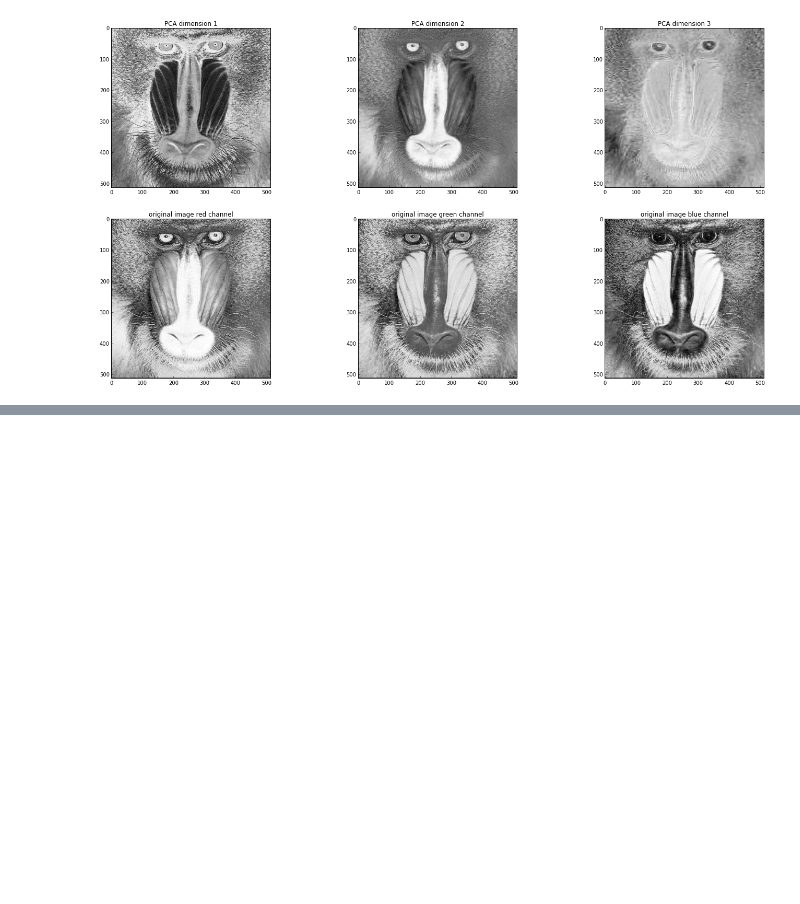
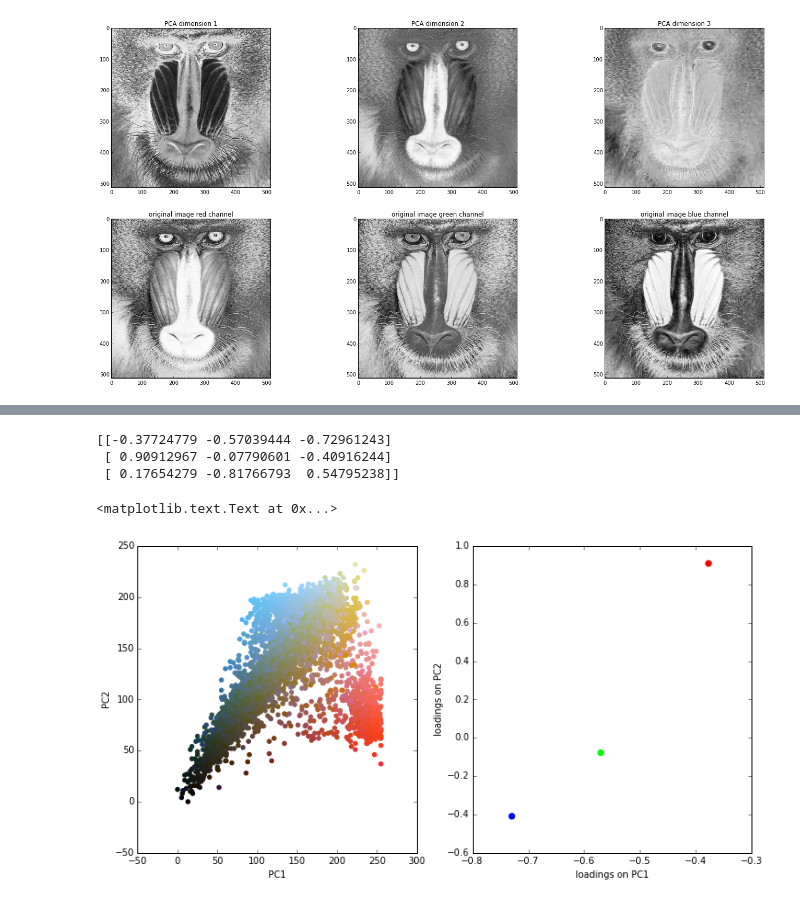
Before and after one commit to tentrillion/ipython_notebooks, a Jupyter notebook: simplePCA_on_images.ipynb, the cells around one changed output, grey strips where cells are left out. Drawn from its saved outputs; the diff is of its cells as text; code cells hidden in the pictures; blank space fills up the shorter version.

Commit message:
added traditional plots for PCA results

```diff
--- a/simplePCA_on_images.ipynb
+++ b/simplePCA_on_images.ipynb
@@ -67,0 +93,21 @@ axarr[1, 2].set_title('original image blue channel')
+# %%
+scores = pca.score_samples(imflat)
+from numpy import random
+randpixels = random.choice(imflat.shape[0], size=5000)
+randscores = imflat[randpixels, :]
+print pca.components_
+# %% [output]
+[[-0.37724779 -0.57039444 -0.72961243]
+ [ 0.90912967 -0.07790601 -0.40916244]
+ [ 0.17654279 -0.81766793  0.54795238]]
+# %%
+f, ax = plt.subplots(1, 2, figsize=(12,6))
+ax[0].scatter(randscores[:,0], randscores[:,1], color=img_as_float(imflat[randpixels]))
+ax[0].set_xlabel('PC1')
+ax[0].set_ylabel('PC2')
+ax[1].scatter(pca.components_[0, :], pca.components_[1, :], color=[[1,0,0],[0,1,0],[0,0,1]], s=40)
+ax[1].set_xlabel('loadings on PC1')
+ax[1].set_ylabel('loadings on PC2')
+# %% [output]
+<matplotlib.text.Text at 0x...>
+[figure, added]
```
Also changed, not shown: parts of 10 cells of this notebook.
